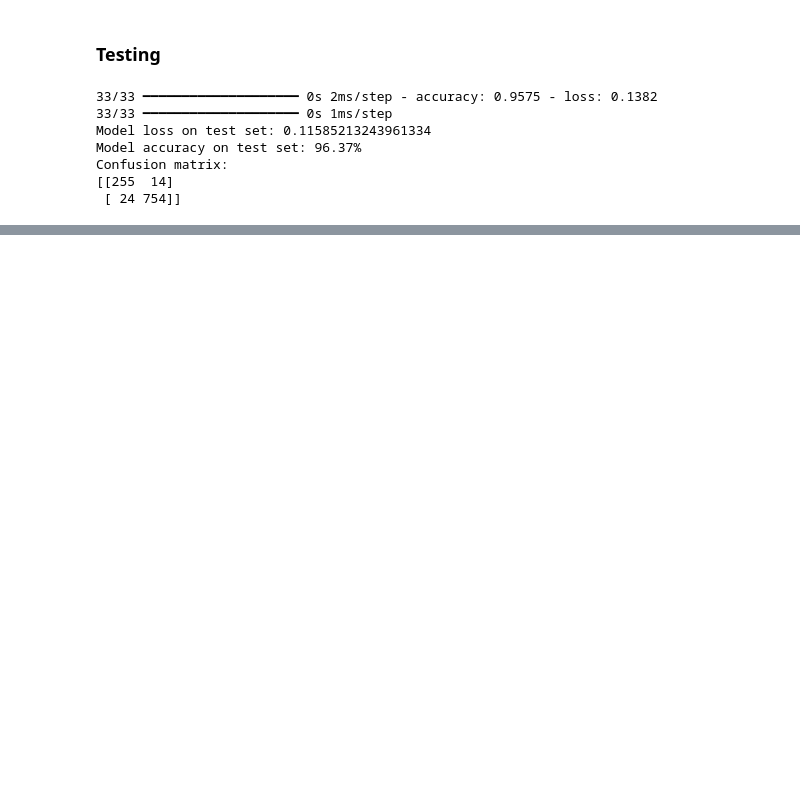
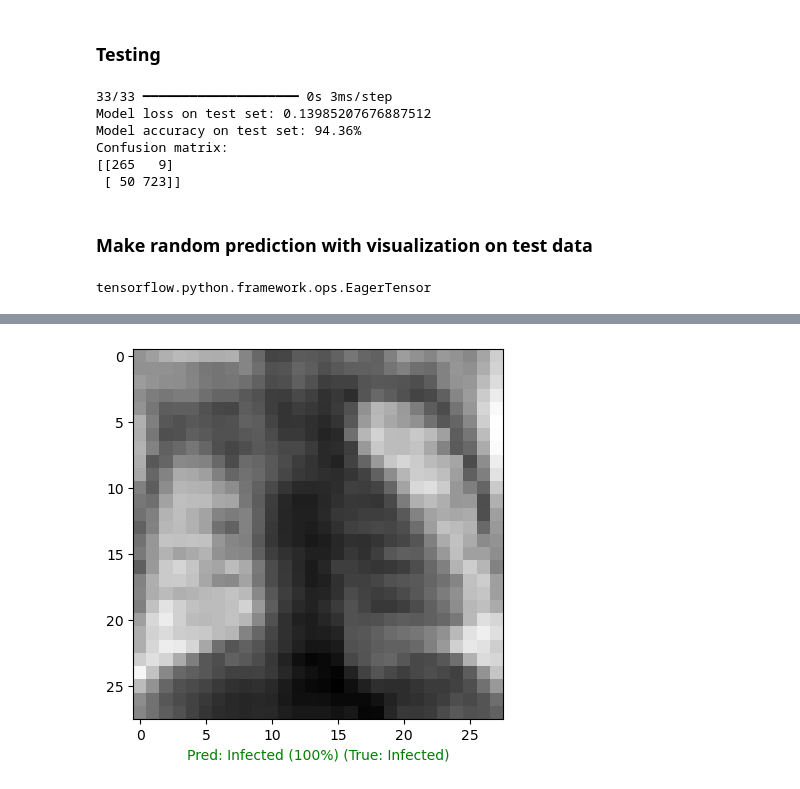
Before and after one commit to amir-meshkini/Pneumonia-detection-CNN, a Jupyter notebook: Pneumonia-detection.ipynb, the cells around one changed output, grey strips where cells are left out. Drawn from its saved outputs; the diff is of its cells as text; code cells hidden in the pictures; blank space fills up the shorter version.

Commit message:
Visualizer added

```diff
--- a/Pneumonia-detection.ipynb
+++ b/Pneumonia-detection.ipynb
@@ -91,6 +91,7 @@ Shape of y_test: (1047,)
 # %%
 X_train = tf.squeeze(X_train)
 X_test = tf.squeeze(X_test)
+X_train_normal, X_test_normal = X_train/255, X_test/255
 # %% [markdown]
 ### Visualizing a random sample
 # %%
@@ -112,7 +113,7 @@ plt.show()
 tf.random.set_seed(42)
 
 xray_clf = Sequential([
-    Flatten(input_shape=(28,28)),
+    Flatten(),
     Dense(7, activation='relu'),
     Dense(7, activation='relu'),
     Dense(7, activation='relu'),
@@ -121,10 +122,10 @@ xray_clf = Sequential([
 
 xray_clf.compile(
     loss='binary_crossentropy',
-                optimizer=tf.keras.optimizers.Adam(learning_rate=0.02),
+                optimizer=tf.keras.optimizers.Adam(learning_rate=0.03),
                 metrics=["accuracy"]
 )
 
-history = xray_clf.fit(X_train / 255, y_train, epochs=40)
+history = xray_clf.fit(X_train_normal, y_train, epochs=40)
 # %% [output]
 Epoch 1/40
@@ -147,19 +148,57 @@ Epoch 40/40
 # %% [markdown]
 ### Testing
 # %%
-loss, accuracy = xray_clf.evaluate(X_test/255, y_test)
+loss, accuracy = xray_clf.evaluate(X_test_normal, y_test, verbose=0)
 
-y_prob = xray_clf.predict(X_test/255)
+y_prob = xray_clf.predict(X_test_normal)
 y_pred = np.round(y_prob)
 
 print(f"Model loss on test set: {loss}")
 print(f"Model accuracy on test set: {(accuracy*100):.2f}%")
 print(f"Confusion matrix:\n{confusion_matrix(y_test, y_pred)}")
 # %% [output]
-33/33 ━━━━━━━━━━━━━━━━━━━━ 0s 2ms/step - accuracy: 0.9575 - loss: 0.1382
-33/33 ━━━━━━━━━━━━━━━━━━━━ 0s 1ms/step
-Model loss on test set: 0.11585213243961334
-Model accuracy on test set: 96.37%
+33/33 ━━━━━━━━━━━━━━━━━━━━ 0s 3ms/step
+Model loss on test set: 0.13985207676887512
+Model accuracy on test set: 94.36%
 Confusion matrix:
-[[255  14]
- [ 24 754]]
+[[265   9]
+ [ 50 723]]
+# %% [markdown]
+### Make random prediction with visualization on test data
+# %%
+type(X_test)
+# %% [output]
+tensorflow.python.framework.ops.EagerTensor
+# %%
+# Create a function for plotting a random image along with its prediction
+def plot_random_image(model, input_images, true_labels, classes:dict):
+
+    # Setup random integer
+    i = np.random.randint(0, len(input_images))
+
+    # Create predictions and targets
+    target_image = input_images[i]
+    pred_probs = model.predict(tf.reshape(target_image, (1,28,28))) # have to reshape to get into right size for model
+    pred_label = classes[int(np.round(pred_probs))]
+    true_label = classes[int(true_labels[i])]
+
+    # Plot the target image
+    plt.imshow(target_image, cmap='binary')
+
+    # Change the color of the titles depending on if the prediction is right or wrong
+    if pred_label == true_label:
+        color = "green"
+    else:
+        color = "red"
+
+    # Add xlabel information (prediction/true label)
+    plt.xlabel(f"Pred: {pred_label} ({100*tf.reduce_max(pred_probs):2.0f}%) (True: {true_label})",
+               color=color) # set the color to green or red
+# %%
+class_dict = {0: 'Normal',
+              1: 'Infected'}
+plot_random_image(model=xray_clf,
+                  input_images=X_test,
+                  true_labels=y_test,
+                  classes=class_dict)
+# %% [output]
@@ -165,0 +206 @@ Confusion matrix:
+[figure, added]
```
Also changed, not shown: parts of 4 cells of this notebook, 1 other file.
